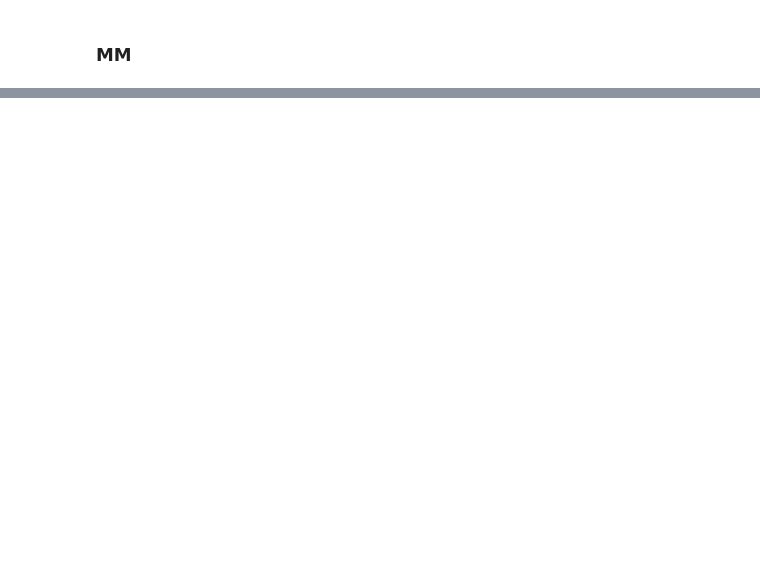
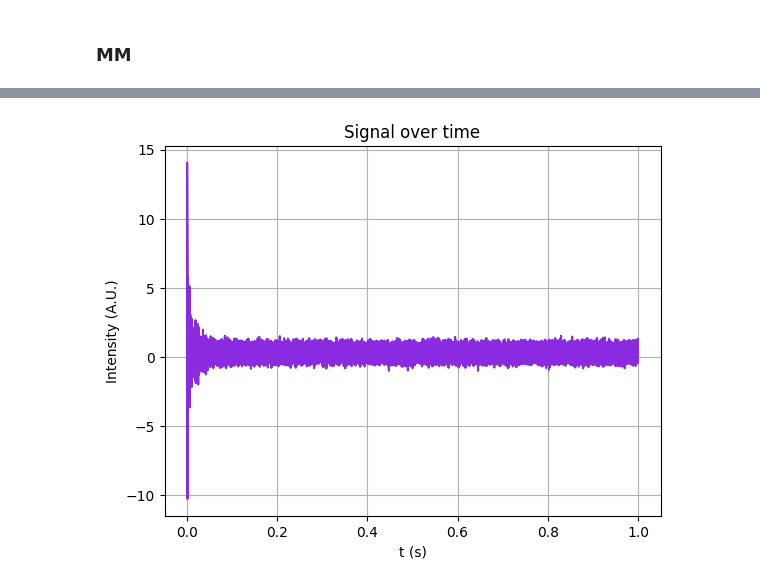
Before and after one commit to JoaoDell/MRI-study, a Jupyter notebook: examples/metabolites/metabolites.ipynb, the cells around one changed output, grey strips where cells are left out. Saved outputs shown, nothing was run; the diff lists cells and outputs as text; code cells hidden in the pictures; blank space fills up the shorter version.

```diff
--- a/examples/metabolites/metabolites.ipynb
+++ b/examples/metabolites/metabolites.ipynb
@@ -231,0 +196,21 @@ plt.grid()
+# %%
+s = 0.2
+M_0 = 1.0
+
+corrup_pop = pymri.corrupted_lw(t2s, s, ws, M_0, spins_phi)
+
+corrup_y, t = pymri.population_transverse_decay(t0, tn, dt, corrup_pop, np.array([]))
+# %%
+sigma = 1.0
+center = sigma
+a = 0.3
+
+snr = pymri.corrupted_snr(corrup_y, center, sigma, a)
+# %%
+plt.plot(t, snr.real, c = "blueviolet")
+plt.title("Signal over time")
+plt.xlabel("t (s)")
+plt.ylabel("Intensity (A.U.)")
+plt.grid()
+# %% [output]
+[figure, added]
```
Also changed, not shown: parts of 15 cells of this notebook, 1 other file.
